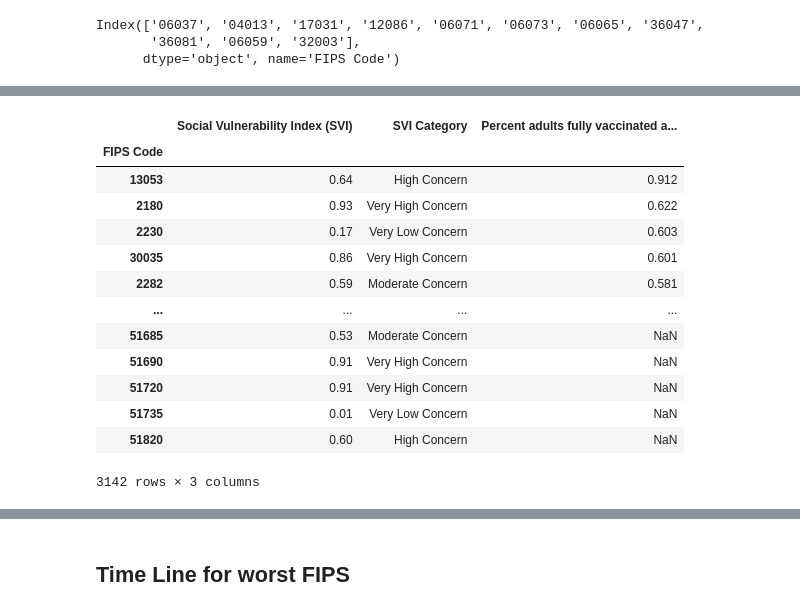
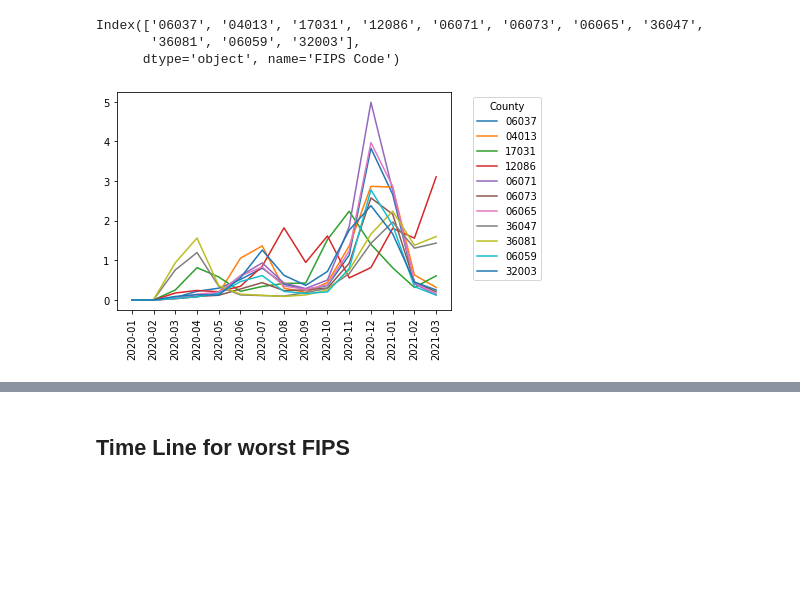
Before and after one commit to mgeffroy/P1-US-COVID-19-Vaccination-Campaign, a Jupyter notebook: P1.3_Data_Analysis-Mariana.ipynb, the cells around one changed output, grey strips where cells are left out. Drawn from its saved outputs; the diff is of its cells as text; code cells hidden in the pictures; blank space fills up the shorter version.

Commit message:
Good line graph

```diff
--- a/P1.3_Data_Analysis-Mariana.ipynb
+++ b/P1.3_Data_Analysis-Mariana.ipynb
@@ -280,11 +309,12 @@ Index(['06037', '04013', '17031', '12086', '06071', '06073', '06065', '36047',
        '36081', '06059', '32003'],
       dtype='object', name='FIPS Code')
 # %%
-plt.plot(w_abs_time, label=index)
-plt.title( "Timeline of new cases per month in most affected counties")
-plt.xlabel("Year and month")
-#plt.xticks([0,.7,1.4,2.1,2.8,3.5,4.2,4.9,5.65,6.4,7.1,7.8,8.5,9.2,10], ["2020-01","2020-02","2020-03","2020-04","2020-05","2020-06","2020-07","2020-08","2020-09","2020-10","2020-11","2020-12","2021-01","2021-02","2021-03"],rotation=90)
-plt.ylabel("Percent of cases in population(%)")
-plt.legend(loc="best")
+
+#for index,label in w_abs_time.iterrows():
+plt.plot(w_abs_time.T.values)
+plt.xticks([0,1,2,3,4,5,6,7,8,9,10,11,12,13,14], ["2020-01","2020-02","2020-03","2020-04","2020-05","2020-06","2020-07","2020-08","2020-09","2020-10","2020-11","2020-12","2021-01","2021-02","2021-03"],rotation=90)
+plt.legend(title='County', bbox_to_anchor=(1.05, 1), loc='upper left',labels = index)
+plt.figure(figsize=(10,30))
 plt.show()
 # %% [output]
+[figure, added]
@@ -292,18 +321,0 @@ SyntaxError: invalid syntax (<ipython-input-131-ba9730a4213b>, line 2)
-# %%
-w_abs_time
-vaccination_df.sort_values(["Percent adults fully vaccinated against COVID-19"], ascending =False)
-# %% [output]
-|  | Social Vulnerability Index (SVI) | SVI Category | Percent adults fully vaccinated a... |
-| FIPS Code |  |  |  |
-| 13053 | 0.64 | High Concern | 0.912 |
-| 2180 | 0.93 | Very High Concern | 0.622 |
-| 2230 | 0.17 | Very Low Concern | 0.603 |
-| 30035 | 0.86 | Very High Concern | 0.601 |
-| 2282 | 0.59 | Moderate Concern | 0.581 |
-| ... | ... | ... | ... |
-| 51685 | 0.53 | Moderate Concern | NaN |
-| 51690 | 0.91 | Very High Concern | NaN |
-| 51720 | 0.91 | Very High Concern | NaN |
-| 51735 | 0.01 | Very Low Concern | NaN |
-| 51820 | 0.60 | High Concern | NaN |
-3142 rows × 3 columns
```
Also changed, not shown: parts of 8 cells of this notebook.
